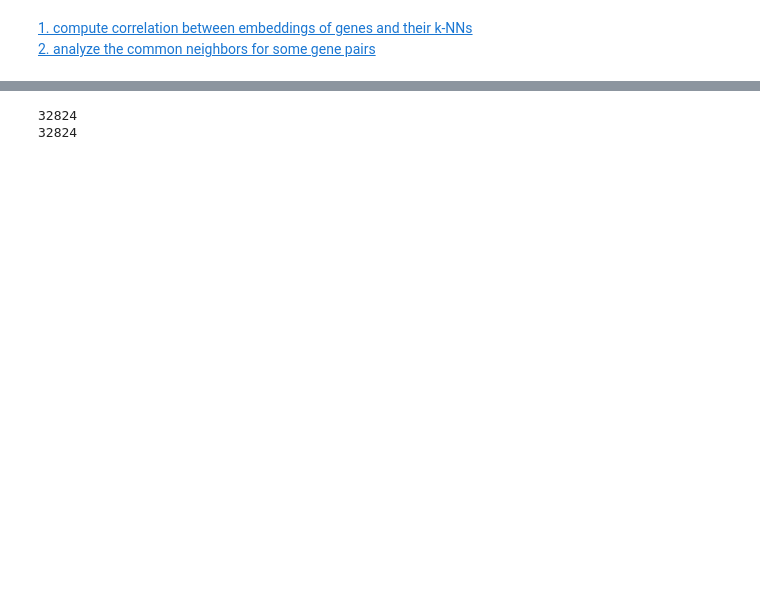
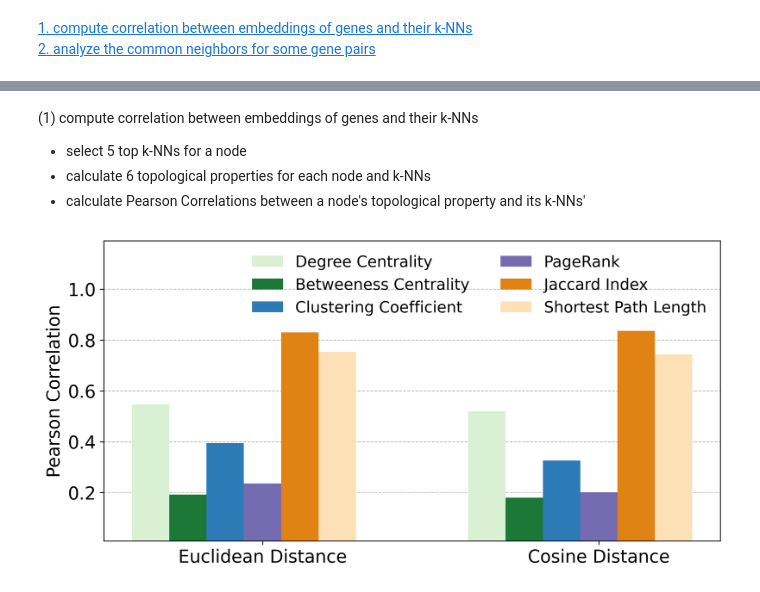
Before and after one commit to JieZheng-ShanghaiTech/HiCoEx, a Jupyter notebook: src/model_explanation/biological_explanation_reproduce.ipynb, the cells around one changed output, grey strips where cells are left out. Saved outputs shown, nothing was run; the diff lists cells and outputs as text; code cells hidden in the pictures; blank space fills up the shorter version.

```diff
--- a/src/model_explanation/biological_explanation_reproduce.ipynb
+++ b/src/model_explanation/biological_explanation_reproduce.ipynb
@@ -106,30 +109,79 @@ degree_centrality, betweeness_centrality, clustering_coeff, pagerank_node, shrt_
-# %%
-print(len(y))
-print(len(jaccard_index))
-# %% [output]
-32824
-32824
+# %% [markdown]
+(1) compute correlation between embeddings of genes and their k-NNs
+- select 5 top k-NNs for a node
+- calculate 6 topological properties for each node and k-NNs
+- calculate Pearson Correlations between a node's topological property and its k-NNs'
 # %%
+dataset = 'breast_cancer'
+chrom = '7'
+graph_hic, emb_hicoex, emb_topology, X, y = load_emb(dataset, chrom)
+emb_topology_node = emb_topology[np.unique(X)]
+centrality = compute_centrality(graph_hic, X)
+degree_centrality, betweeness_centrality, clustering_coeff, pagerank_node, shrt_node, jacc_node, X_shrt, X_jacc, jaccard_index, _, _, _ = centrality
+emb_hicoex_node = emb_hicoex[np.unique(X)]
 corr_deg = {}
 corr_deg['euclidean'] = correlation(emb_hicoex_node, degree_centrality, np.unique(X), 'euclidean')
 corr_deg['cosine'] = correlation(emb_hicoex_node, degree_centrality, np.unique(X), 'cosine')
 
 corr_betw = {}
 corr_betw['euclidean'] = correlation(emb_hicoex_node, betweeness_centrality, np.unique(X), 'euclidean')
 corr_betw['cosine'] = correlation(emb_hicoex_node, betweeness_centrality, np.unique(X), 'cosine')
 
 corr_clust = {}
 corr_clust['euclidean'] = correlation(emb_hicoex_node, clustering_coeff, np.unique(X), 'euclidean')
 corr_clust['cosine'] = correlation(emb_hicoex_node, clustering_coeff, np.unique(X), 'cosine')
 
 corr_page = {}
 corr_page['euclidean'] = correlation(emb_hicoex_node, pagerank_node, np.unique(X), 'euclidean')
 corr_page['cosine'] = correlation(emb_hicoex_node, pagerank_node, np.unique(X), 'cosine')
 
 corr_jacc = {}
 corr_jacc['euclidean'] = correlation(emb_hicoex_node, jacc_node, np.unique(X_jacc), 'euclidean')
 corr_jacc['cosine'] = correlation(emb_hicoex_node, jacc_node, np.unique(X_jacc), 'cosine')
 
+emb_hicoex_node = emb_hicoex[np.unique(X_shrt)]
 corr_shrt = {}
 corr_shrt['euclidean'] = correlation(emb_hicoex_node, shrt_node, np.unique(X_shrt), 'euclidean')
 corr_shrt['cosine'] = correlation(emb_hicoex_node, shrt_node, np.unique(X_shrt),'cosine')
+
+fig, ax = plt.subplots(1, 1, figsize=(10,5),dpi=300)
+num = 2
+total_width, n = 0.4, 6
+width = total_width / n
+
+pos_1 = [1+i*.6 for i in range(num)]
+pos_2 = [p+width for p in pos_1]
+pos_3 = [p+width for p in pos_2]
+pos_4 = [p+width for p in pos_3]
+pos_5 = [p+width for p in pos_4]
+pos_6 = [p+width for p in pos_5]
+ticks = (np.array(pos_1) + np.array(pos_2)) /2
+
+ax.bar(pos_1, corr_deg.values(), width=width, label='Degree Centrality', color='#d9f0d3', alpha=1)   # # #e08214
+ax.bar(pos_2, corr_betw.values(), width=width, label='Betweeness Centrality', color='#1b7837', alpha=1)
+ax.bar(pos_3, corr_clust.values(), width=width, label='Clustering Coefficient', color='#2C7BB6', alpha=1)
+ax.bar(pos_4, corr_page.values(), width=width, label='PageRank', color='#756bb1', alpha=1)
+ax.bar(pos_5, corr_jacc.values(), width=width, label='Jaccard Index', color='#e08214', alpha=1)
+ax.bar(pos_6, corr_shrt.values(), width=width, label='Shortest Path Length', color='#fee0b6', alpha=1)
+ax.grid(zorder=1, axis='y', ls='--', lw=.7, alpha = .8)
+ax.set_axisbelow(True)
+yticklines = ax.yaxis.get_ticklines()[::1]
+yticklines[0].set_visible(False)
+yticks = ax.yaxis.get_ticklabels()[::1]
+yticks[0].set_visible(False)
+ygrd_lines = ax.get_ygridlines()
+ygrd_lines[0].set_visible(False)
+fsz = 16
+label = ['Euclidean Distance', 'Cosine Distance']
+plt.ylim((0.01, 1.19))
+plt.tick_params(labelsize = fsz)
+plt.xticks(ticks=pos_4, labels=label,fontsize=fsz)
+plt.ylabel('Pearson Correlation',fontdict={'fontfamily':'sans-serif', 'fontsize': fsz})
+plt.legend(loc='upper right', ncol=2, framealpha=0,fontsize=14)
+
+# plt.title('Correlation between embeddings and topological properties of chrom {} on {}'.format(chrom, dataset))
+#     plt.savefig('New_Emb_correlation_{}_chr{}.jpg'.format(dataset, chrom),dpi=600)
+# plt.savefig('Emb_correlation_{}_chr{}.eps'.format(dataset, chrom),dpi=600)
+plt.show()
+# %% [output]
+[figure, added]
```
Also changed, not shown: parts of 31 cells of this notebook, 7 other files.
